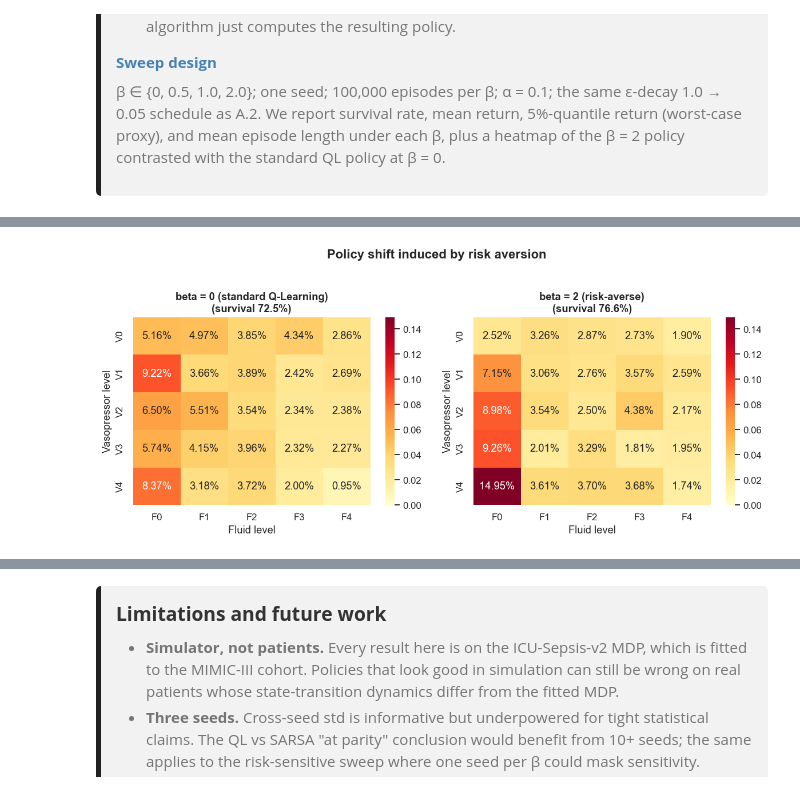
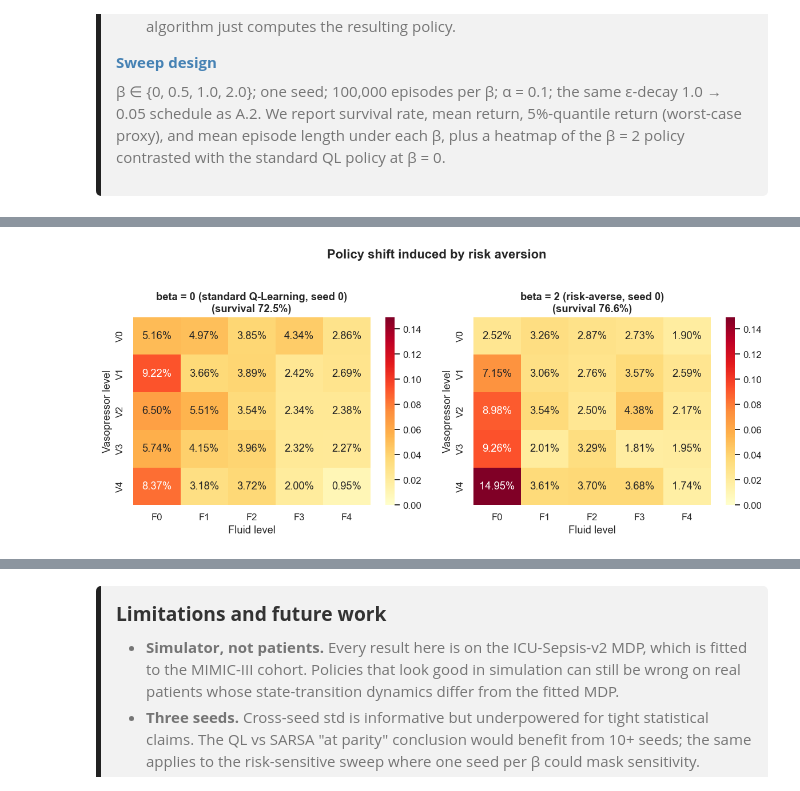
Before and after one commit to SamuelBraun/reinforcement-learning-sepsis, a Jupyter notebook: rl_sepsis_project.ipynb, the cells around one changed output, grey strips where cells are left out. Cells and saved outputs as stored; diff of their text form; code cells hidden in the pictures.

```diff
--- a/rl_sepsis_project.ipynb
+++ b/rl_sepsis_project.ipynb
@@ -2207,29 +2266,29 @@ plt.show()
 # %%
-counts_b0 = policy_action_counts(risk_results[0]['pi'])
-counts_b2 = policy_action_counts(risk_results[-1]['pi'])
+counts_b0 = policy_action_counts(risk_results[0]['seeds'][0]['pi'])
+counts_b2 = policy_action_counts(risk_results[-1]['seeds'][0]['pi'])
 frac_b0 = counts_b0 / counts_b0.sum()
 frac_b2 = counts_b2 / counts_b2.sum()
 vmax_shared = float(max(frac_b0.max(), frac_b2.max()))
 
 fig, axes = plt.subplots(1, 2, figsize=(11, 4.6))
 panel_data = [
-    (frac_b0, f'beta = 0 (standard Q-Learning)\n(survival {risk_results[0]["surv"]:.1f}%)'),
-    (frac_b2, f'beta = 2 (risk-averse)\n(survival {risk_results[-1]["surv"]:.1f}%)'),
+    (frac_b0, f'beta = 0 (standard Q-Learning, seed 0)\n(survival {risk_results[0]["seeds"][0]["surv"]:.1f}%)'),
+    (frac_b2, f'beta = 2 (risk-averse, seed 0)\n(survival {risk_results[-1]["seeds"][0]["surv"]:.1f}%)'),
 ]
 for ax, (frac, title) in zip(axes, panel_data):
     sns.heatmap(frac, ax=ax, annot=True, fmt='.2%', cmap='YlOrRd',
                 vmin=0.0, vmax=vmax_shared, cbar=True,
                 xticklabels=['F0', 'F1', 'F2', 'F3', 'F4'],
                 yticklabels=['V0', 'V1', 'V2', 'V3', 'V4'])
     ax.set_xlabel('Fluid level')
     ax.set_ylabel('Vasopressor level')
     ax.set_title(title, fontweight='bold')
 fig.suptitle('Policy shift induced by risk aversion', fontweight='bold', y=1.03)
 plt.tight_layout()
 plt.savefig(f'{PLOTS_DIR}/extension_risk_actions.png', bbox_inches='tight')
 plt.show()
 # %% [output]
-[figure, old version]
+[figure, new version]
 # %% [markdown]
 <div style="background-color: #F2F2F2; padding: 15px; margin-right: 30px; border-left: 5px solid; border-image: linear-gradient(to bottom, #A8C5E0, #4682B4, #2C5F8A, #1A3D5C) 1; border-radius: 5px; max-width: 95%;">
     <h3 style="margin-top: 0; margin-bottom: 10px; color: #333333; font-weight: bold;">Main Takeaways</h3>
```
Also changed, not shown: parts of 6 cells of this notebook, 7 other files.
